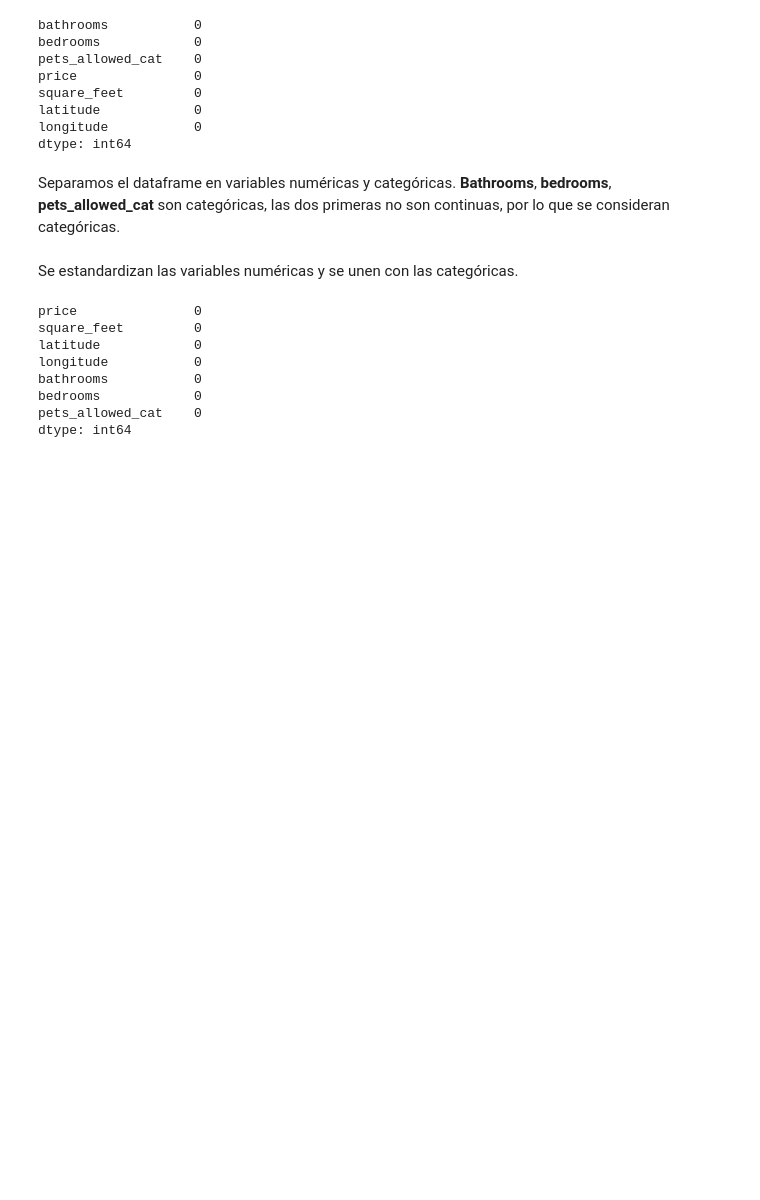
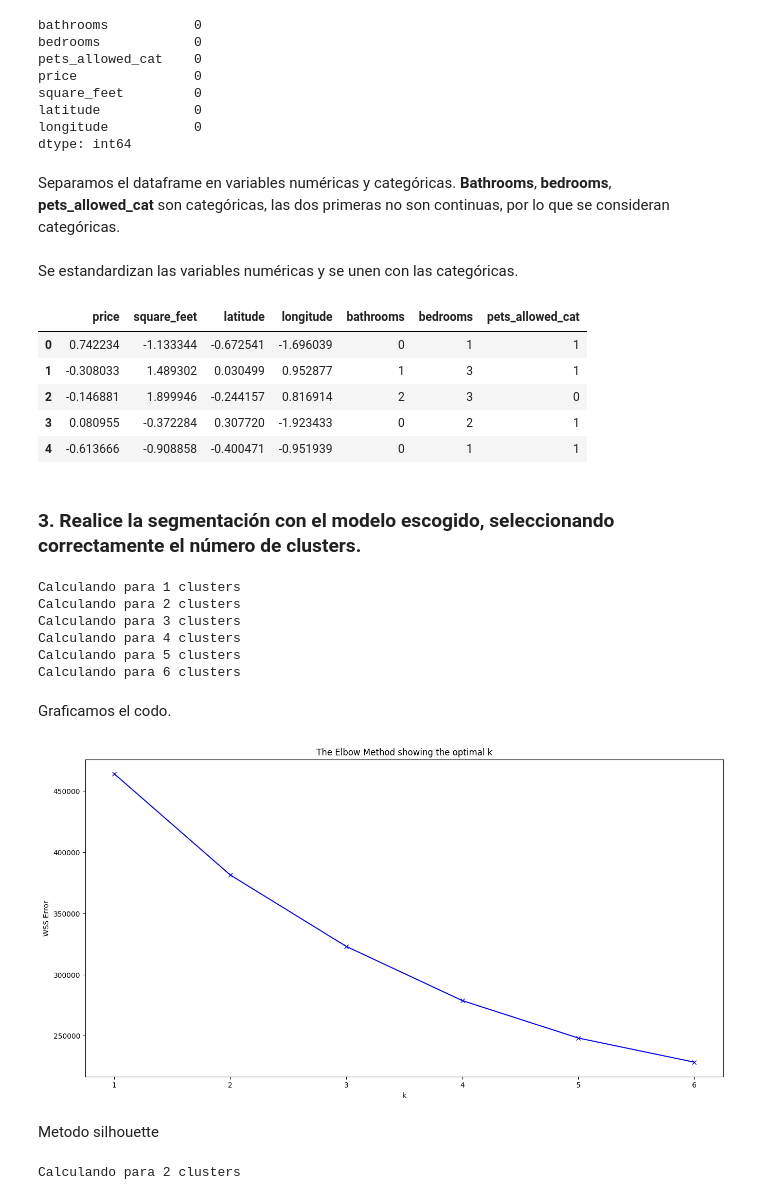
Before and after one commit to hdiazf/machine_learning_2, a Jupyter notebook: notebook/Entrega_ML2.ipynb, the cells around one changed output. Drawn from its saved outputs; the diff is of its cells as text; code cells hidden in the pictures; blank space fills up the shorter version.

```diff
--- a/notebook/Entrega_ML2.ipynb
+++ b/notebook/Entrega_ML2.ipynb
@@ -216,0 +227,3 @@ df[['latitude', 'longitude']]
+# %%
+df = df.dropna(subset=['bathrooms', 'bedrooms'])
+df.isnull().sum()
@@ -217,3 +250,6 @@ df[['latitude', 'longitude']]
+# %%
+df['bathrooms'] = labelencoder.fit_transform(df['bathrooms'])
+df['bedrooms'] = labelencoder.fit_transform(df['bedrooms'])
 # %% [markdown]
 ### 2. De acuerdo con lo anterior, seleccione las variables que utilizará para realizar la segmentación, y con ello determine el modelo a utilizar.
 Se seleccionarán las variables **bathrooms**, **bedrooms**, **pets_allowed_cat**, **price**, **square_feet**, **latitude** y **longitude**.
@@ -260,12 +296,54 @@ Se estandardizan las variables numéricas y se unen con las categóricas.
 scaler = preprocessing.StandardScaler()
 df_vals_num = pd.DataFrame(scaler.fit_transform(df_vals_num), columns=df_vals_num.columns)
 df_scaled = df_vals_num.join(df_vals_cat)
+df_scaled.head()
 # %% [output]
-price               0
-square_feet         0
-latitude            0
-longitude           0
-bathrooms           0
-bedrooms            0
-pets_allowed_cat    0
-dtype: int64
+|  | price | square_feet | latitude | longitude | bathrooms | bedrooms | pets_allowed_cat |
+| 0 | 0.742234 | -1.133344 | -0.672541 | -1.696039 | 0 | 1 | 1 |
+| 1 | -0.308033 | 1.489302 | 0.030499 | 0.952877 | 1 | 3 | 1 |
+| 2 | -0.146881 | 1.899946 | -0.244157 | 0.816914 | 2 | 3 | 0 |
+| 3 | 0.080955 | -0.372284 | 0.307720 | -1.923433 | 0 | 2 | 1 |
+| 4 | -0.613666 | -0.908858 | -0.400471 | -0.951939 | 0 | 1 | 1 |
+# %% [markdown]
+### 3. Realice la segmentación con el modelo escogido, seleccionando correctamente el número de clusters.
+# %%
+# Se obtiene el número de clusters óptimo
+cost = []
+K = range(1,7)
+for num_clusters in K:
+    print(f'Calculando para {num_clusters} clusters')
+    kproto = KPrototypes(n_clusters=num_clusters, n_jobs=-1, random_state=2024)
+    kproto.fit(df_scaled, categorical=[4,5,6])
+    cost.append(kproto.cost_)
+# %% [output]
+Calculando para 1 clusters
+Calculando para 2 clusters
+Calculando para 3 clusters
+Calculando para 4 clusters
+Calculando para 5 clusters
+Calculando para 6 clusters
+# %% [markdown]
+Graficamos el codo.
+# %%
+plt.figure(figsize=(16,8))
+plt.plot(K, cost, 'bx-')
+plt.xlabel('k')
+plt.ylabel('WSS Error')
+plt.title('The Elbow Method showing the optimal k')
+plt.show()
+# %% [output]
+[figure, added]
+# %% [markdown]
+Metodo silhouette
+# %%
+from sklearn.metrics import silhouette_score
+distortions = [0]
+K = range(2,4)
+for k in K:
+    print(f'Calculando para {k} clusters')
+    kproto = KPrototypes(n_clusters=k, n_jobs=-1, random_state=2024)
+    kproto.fit_predict(df_scaled, categorical=[4,5,6])
+    silhouette_avg = silhouette_score(df_scaled, kproto.labels_)
+    distortions.append(silhouette_avg)
+# %% [output]
+Calculando para 2 clusters
```
Also changed, not shown: parts of 6 cells of this notebook.
